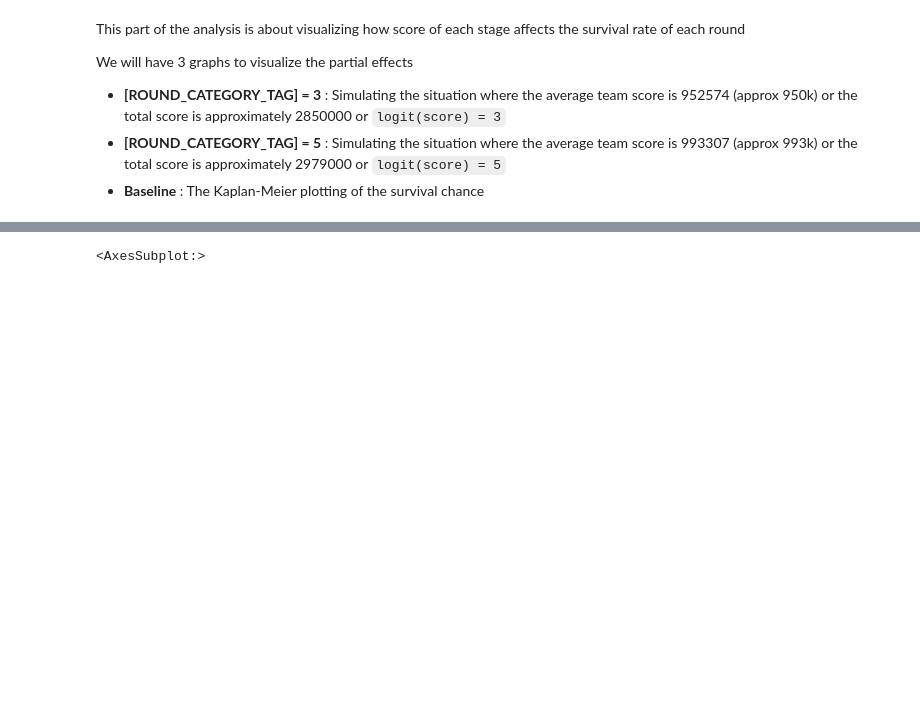
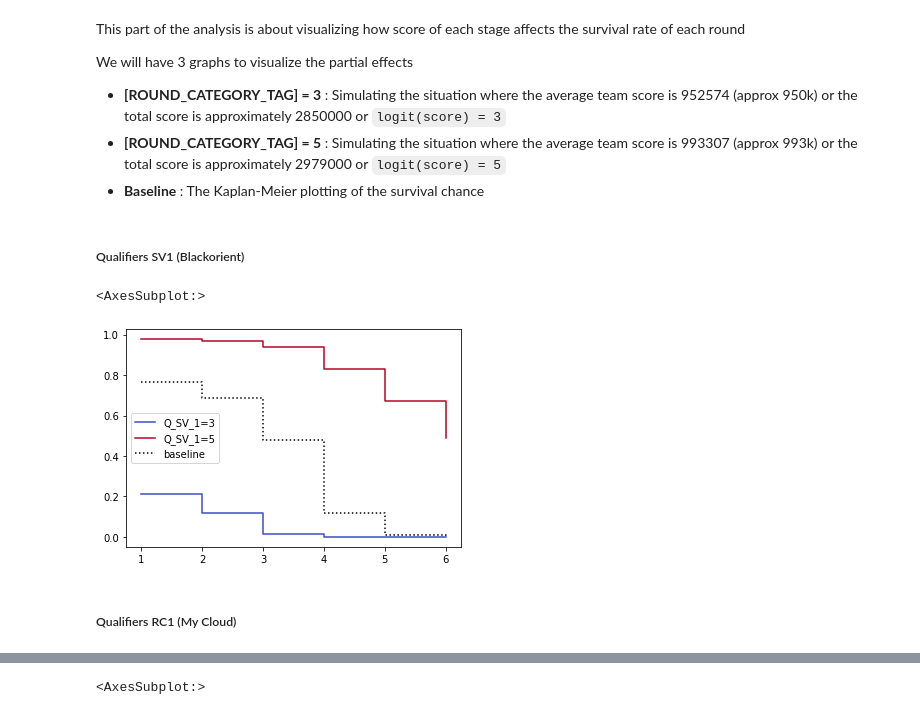
Before and after one commit to 4digitmwc/4dmanalysis, a Jupyter notebook: 4dm3analysis/survival.ipynb, the cells around one changed output, grey strips where cells are left out. Cells and saved outputs as stored; diff of their text form; code cells hidden in the pictures; blank space fills up the shorter version.

```diff
--- a/4dm3analysis/survival.ipynb
+++ b/4dm3analysis/survival.ipynb
@@ -36,7 +34,7 @@ TEAM_SCORES = 'team_scores'
 
 We use the downloaded data `4dm4.db` for this study, which is the spreadsheet data transformed into `sqlite Database`
 # %%
-_4dm4_teams = Dataset('datasets/4dm3.db')
+_4dm3_teams = Dataset('datasets/4dm3.db')
 # %% [markdown]
 ### Querying the Data
 
@@ -237,3 +231,12 @@ We will have 3 graphs to visualize the partial effects
 - **[ROUND_CATEGORY_TAG] = 3** : Simulating the situation where the average team score is 952574 (approx 950k) or the total score is approximately 2850000 or `logit(score) = 3`
 - **[ROUND_CATEGORY_TAG] = 5** : Simulating the situation where the average team score is 993307 (approx 993k) or the total score is approximately 2979000 or `logit(score) = 5`
 - **Baseline** : The Kaplan-Meier plotting of the survival chance
+# %% [markdown]
+##### Qualifiers SV1 (Blackorient)
+# %%
+coxph.plot_partial_effects_on_outcome(covariates = 'Q_SV_1', values = [3,5], cmap = 'coolwarm')
+# %% [output]
+<AxesSubplot:>
+[figure, added]
+# %% [markdown]
+##### Qualifiers RC1 (My Cloud)
```
Also changed, not shown: parts of 40 cells of this notebook.
